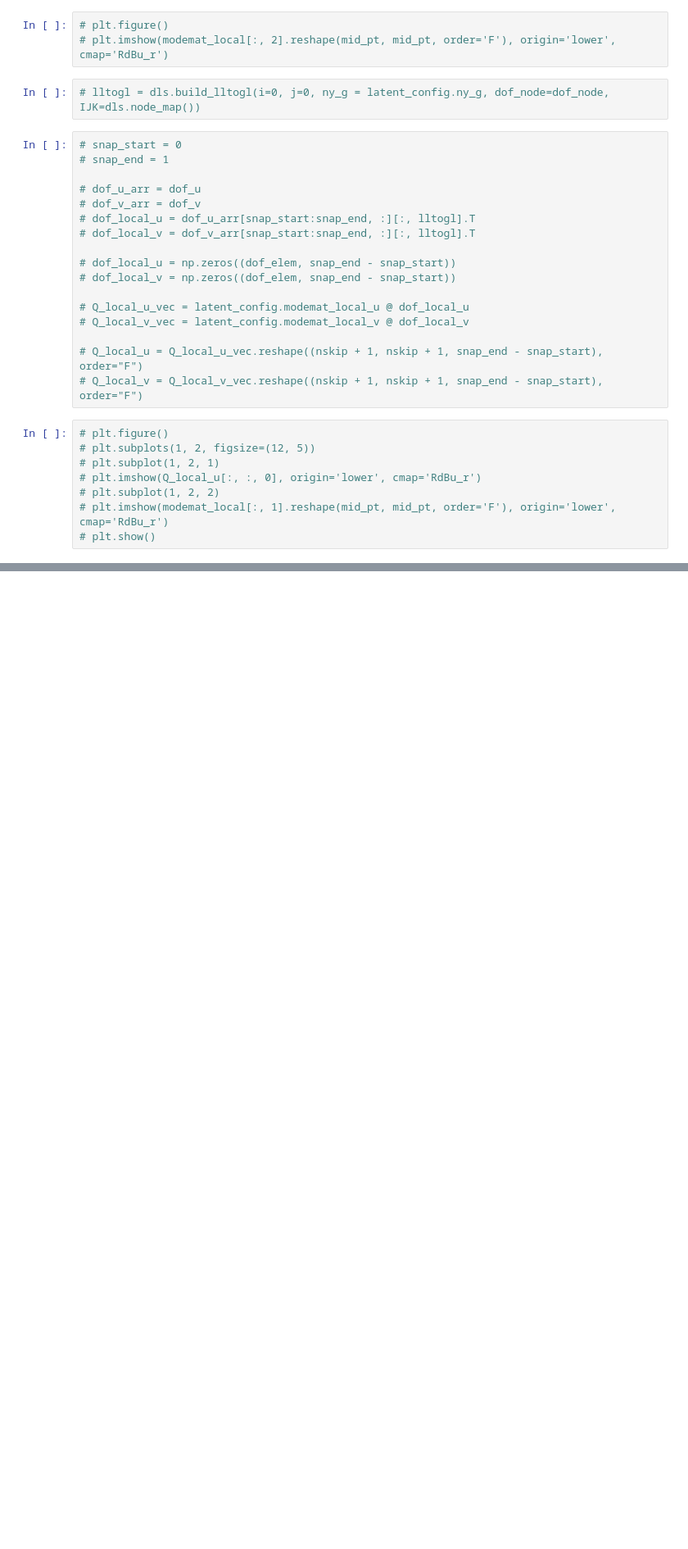
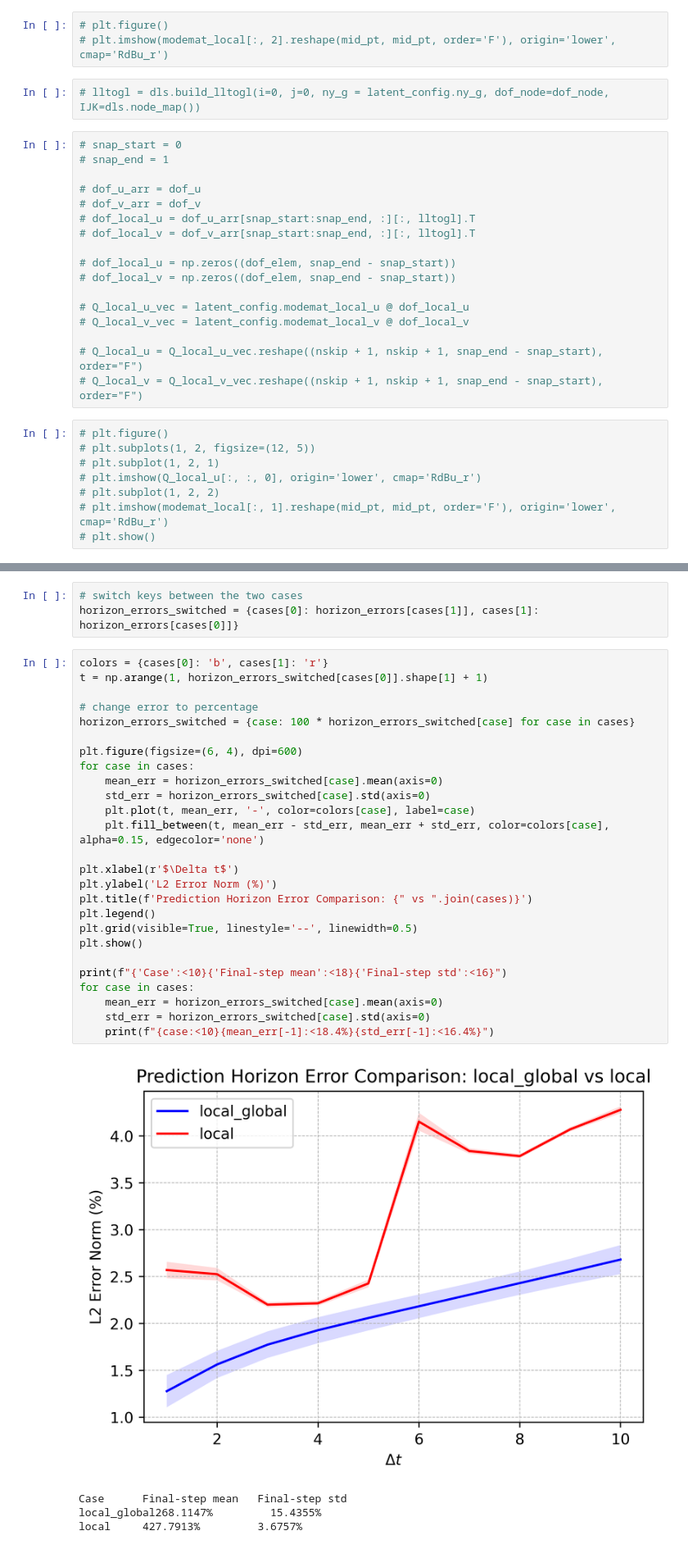
Before and after one commit to morton311/carrier_dls, a Jupyter notebook: test_notebook.ipynb, the cells around one changed output, grey strips where cells are left out. Shown at 82% size. Saved outputs shown, nothing was run; the diff lists cells and outputs as text; blank space fills up the shorter version.

```diff
--- a/test_notebook.ipynb
+++ b/test_notebook.ipynb
@@ -207,0 +235,34 @@ Relative error: 13.3495%
+# %%
+# switch keys between the two cases
+horizon_errors_switched = {cases[0]: horizon_errors[cases[1]], cases[1]: horizon_errors[cases[0]]}
+# %%
+colors = {cases[0]: 'b', cases[1]: 'r'}
+t = np.arange(1, horizon_errors_switched[cases[0]].shape[1] + 1)
+
+# change error to percentage
+horizon_errors_switched = {case: 100 * horizon_errors_switched[case] for case in cases}
+
+plt.figure(figsize=(6, 4), dpi=600)
+for case in cases:
+    mean_err = horizon_errors_switched[case].mean(axis=0)
+    std_err = horizon_errors_switched[case].std(axis=0)
+    plt.plot(t, mean_err, '-', color=colors[case], label=case)
+    plt.fill_between(t, mean_err - std_err, mean_err + std_err, color=colors[case], alpha=0.15, edgecolor='none')
+
+plt.xlabel(r'$\Delta t$')
+plt.ylabel('L2 Error Norm (%)')
+plt.title(f'Prediction Horizon Error Comparison: {" vs ".join(cases)}')
+plt.legend()
+plt.grid(visible=True, linestyle='--', linewidth=0.5)
+plt.show()
+
+print(f"{'Case':<10}{'Final-step mean':<18}{'Final-step std':<16}")
+for case in cases:
+    mean_err = horizon_errors_switched[case].mean(axis=0)
+    std_err = horizon_errors_switched[case].std(axis=0)
+    print(f"{case:<10}{mean_err[-1]:<18.4%}{std_err[-1]:<16.4%}")
+# %% [output]
+[figure, added]
+Case      Final-step mean   Final-step std
+local_global268.1147%         15.4355%
+local     427.7913%         3.6757%
```
Also changed, not shown: parts of 4 cells of this notebook, 7 other files.
